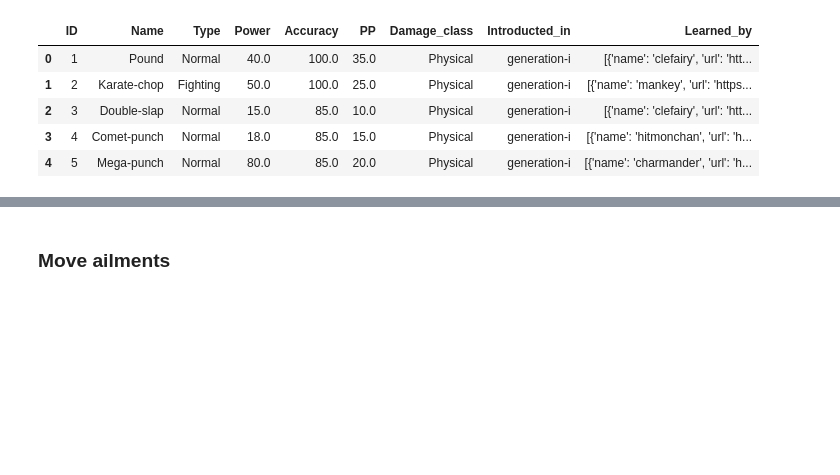
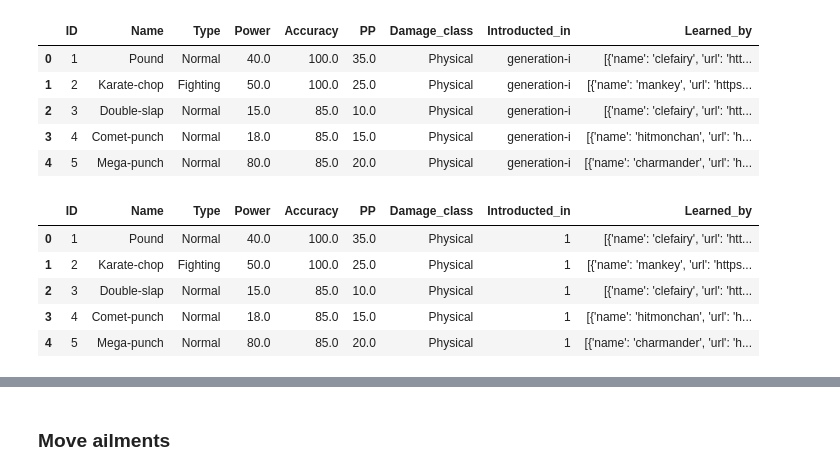
Before and after one commit to giocoal/competitive-pokemon-graph-database, a Jupyter notebook: API_Data_Processing.ipynb, the cells around one changed output, grey strips where cells are left out. Cells and saved outputs as stored; diff of their text form; code cells hidden in the pictures; blank space fills up the shorter version.

```diff
--- a/API_Data_Processing.ipynb
+++ b/API_Data_Processing.ipynb
@@ -344,3 +344,30 @@ moves_df.head()
 | 2 | 3 | Double-slap | Normal | 15.0 | 85.0 | 10.0 | Physical | generation-i | [{'name': 'clefairy', 'url': 'htt... |
 | 3 | 4 | Comet-punch | Normal | 18.0 | 85.0 | 15.0 | Physical | generation-i | [{'name': 'hitmonchan', 'url': 'h... |
 | 4 | 5 | Mega-punch | Normal | 80.0 | 85.0 | 20.0 | Physical | generation-i | [{'name': 'charmander', 'url': 'h... |
+# %%
+for index, row in moves_df.iterrows():
+    if row['Introducted_in'] == 'generation-i':
+        moves_df.loc[index,'Introducted_in'] = '1'
+    elif row['Introducted_in'] == 'generation-ii':
+        moves_df.loc[index,'Introducted_in'] = '2'
+    elif row['Introducted_in'] == 'generation-iii':
+        moves_df.loc[index,'Introducted_in'] = '3'
+    elif row['Introducted_in'] == 'generation-iv':
+        moves_df.loc[index,'Introducted_in'] = '4'
+    elif row['Introducted_in'] == 'generation-v':
+        moves_df.loc[index,'Introducted_in'] = '5'
+    elif row['Introducted_in'] == 'generation-vi':
+        moves_df.loc[index,'Introducted_in'] = '6'
+    elif row['Introducted_in'] == 'generation-vii':
+        moves_df.loc[index,'Introducted_in'] = '7'
+    elif row['Introducted_in'] == 'generation-viii':
+        moves_df.loc[index,'Introducted_in'] = '8'
+# %%
+moves_df.head()
+# %% [output]
+|  | ID | Name | Type | Power | Accuracy | PP | Damage_class | Introducted_in | Learned_by |
+| 0 | 1 | Pound | Normal | 40.0 | 100.0 | 35.0 | Physical | 1 | [{'name': 'clefairy', 'url': 'htt... |
+| 1 | 2 | Karate-chop | Fighting | 50.0 | 100.0 | 25.0 | Physical | 1 | [{'name': 'mankey', 'url': 'https... |
+| 2 | 3 | Double-slap | Normal | 15.0 | 85.0 | 10.0 | Physical | 1 | [{'name': 'clefairy', 'url': 'htt... |
+| 3 | 4 | Comet-punch | Normal | 18.0 | 85.0 | 15.0 | Physical | 1 | [{'name': 'hitmonchan', 'url': 'h... |
+| 4 | 5 | Mega-punch | Normal | 80.0 | 85.0 | 20.0 | Physical | 1 | [{'name': 'charmander', 'url': 'h... |
```
Also changed, not shown: parts of 7 cells of this notebook.
